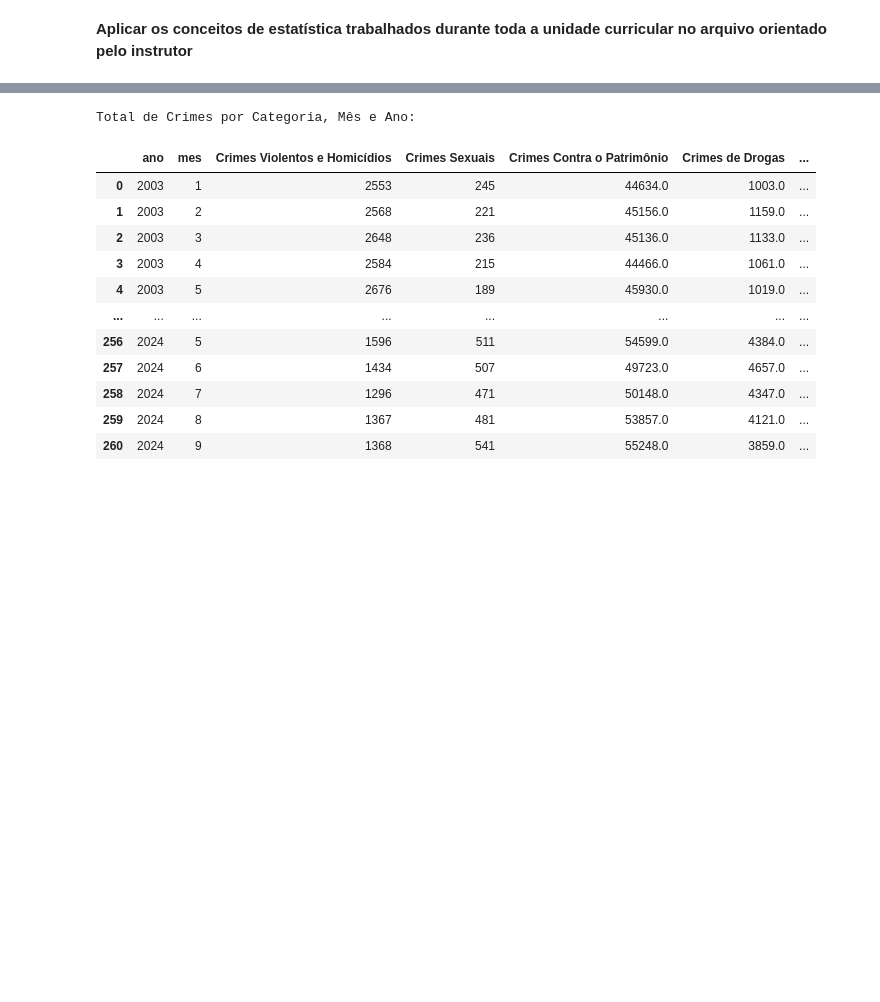
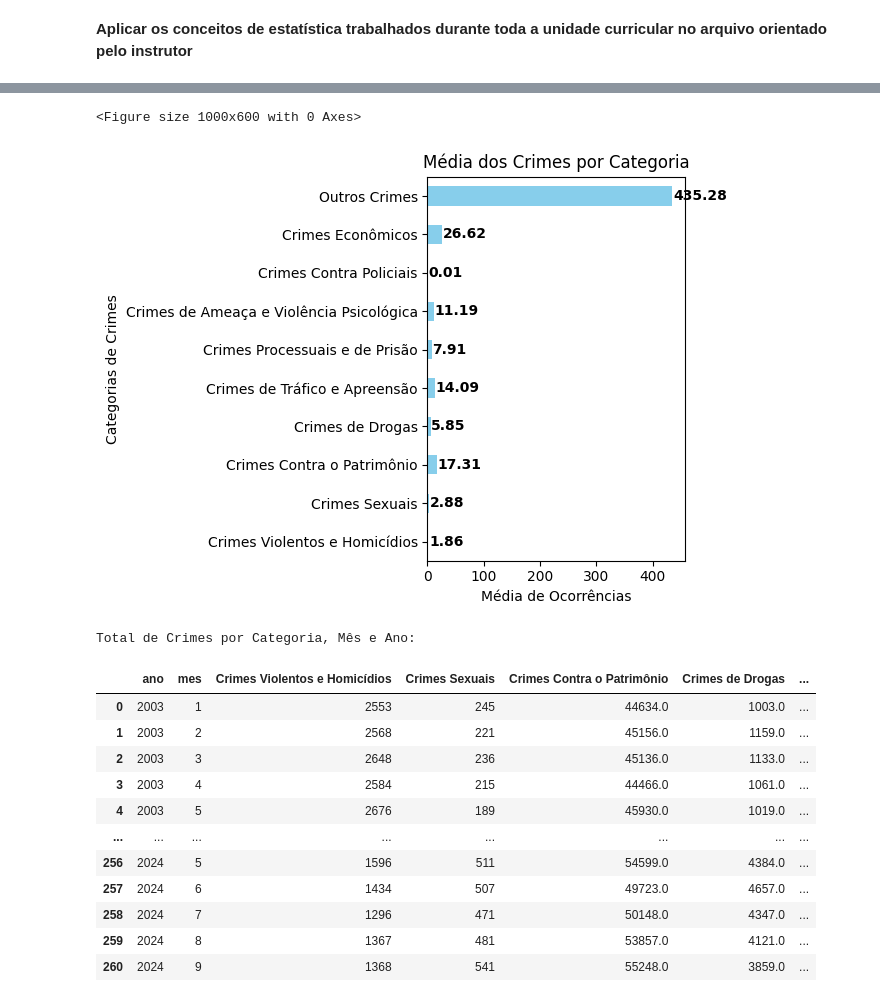
Before and after one commit to jnascimentoc/Projeto-Final-Mulheres-Tech-Senac, a Jupyter notebook: Etapa1.ipynb, the cells around one changed output, grey strips where cells are left out. Drawn from its saved outputs; the diff is of its cells as text; code cells hidden in the pictures; blank space fills up the shorter version.

```diff
--- a/Etapa1.ipynb
+++ b/Etapa1.ipynb
@@ -254,0 +304,26 @@ display(totais_categoria_df)
+# %%
+# Calcula o total de crimes para cada categoria
+totais_por_categoria = {}
+medias_categoria = {}
+
+for categoria, crimes_list in categoria_crimes.items():
+    # Verifica se os crimes da categoria estão no DataFrame
+    crimes_presentes = [crime for crime in crimes_list if crime in dados.columns]
+
+    if crimes_presentes:
+        # Soma os valores dos crimes dessa categoria
+        totais_por_categoria[categoria] = dados[crimes_presentes].sum().sum()  # Total de crimes por categoria
+
+        # Calcula a média da categoria (média das médias dos crimes da categoria)
+        medias_categoria[categoria] = dados[crimes_presentes].mean().mean()
+    else:
+        totais_por_categoria[categoria] = 0
+        medias_categoria[categoria] = 0
+
+# Exibe os totais de cada categoria
+totais_categoria_df = pd.DataFrame(totais_por_categoria.items(), columns=['Categoria', 'Total de Crimes'])
+print("\nTotal de Crimes por Categoria:")
+print(totais_categoria_df)
+
+# Criação do DataFrame para as médias das categorias
+medias_categoria_df = pd.DataFrame(list(medias_categoria.items()), columns=['Categoria', 'Média'])
@@ -255,3 +343,23 @@ display(totais_categoria_df)
+# %%
+# Criando o gráfico de barras horizontais para as médias
+plt.figure(figsize=(10, 6))
+ax = medias_categoria_df.plot(kind='barh', x='Categoria', y='Média', color='skyblue', legend=False)
+
+# Adicionando os rótulos nas barras
+for i, v in enumerate(medias_categoria_df['Média']):
+    ax.text(v + 1, i, f'{v:.2f}', va='center', fontweight='bold')
+
+# Ajustando título e rótulos
+plt.title('Média dos Crimes por Categoria')
+plt.xlabel('Média de Ocorrências')
+plt.ylabel('Categorias de Crimes')
+
+# Exibindo o gráfico
+plt.tight_layout()
+plt.show()
+# %% [output]
+<Figure size 1000x600 with 0 Axes>
+[figure, added]
 # %%
 # Cria um DataFrame para armazenar os totais de crimes por categoria, mês e ano
 totais_mensais_por_categoria = pd.DataFrame()
```
Also changed, not shown: parts of 11 cells of this notebook.
